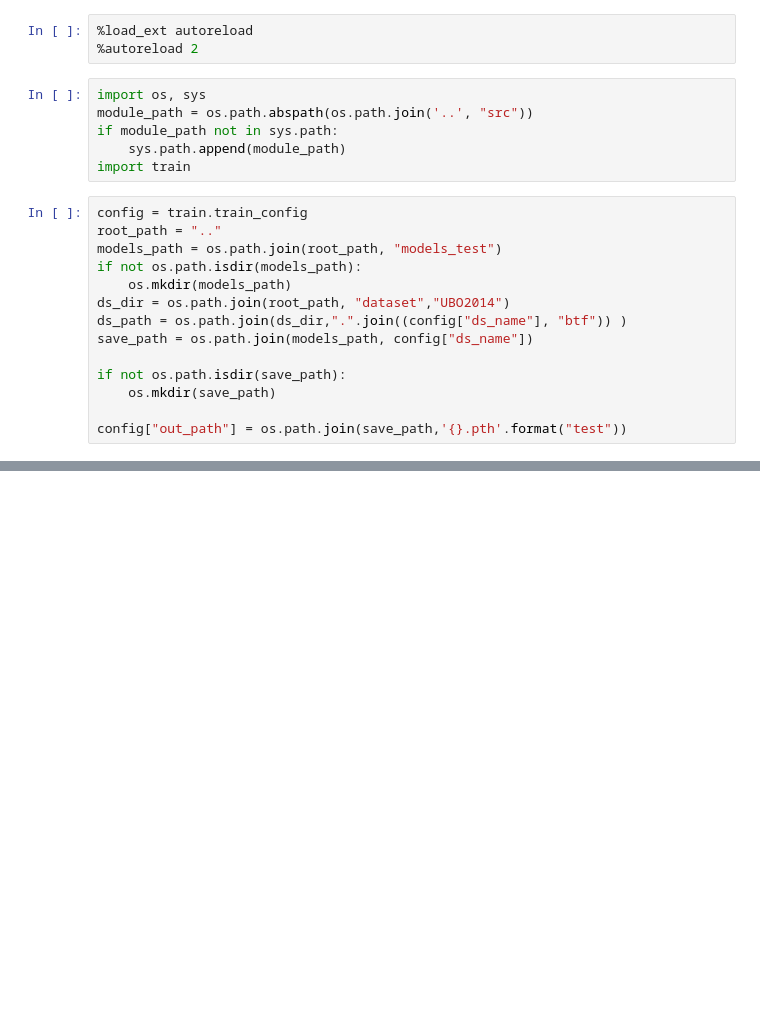
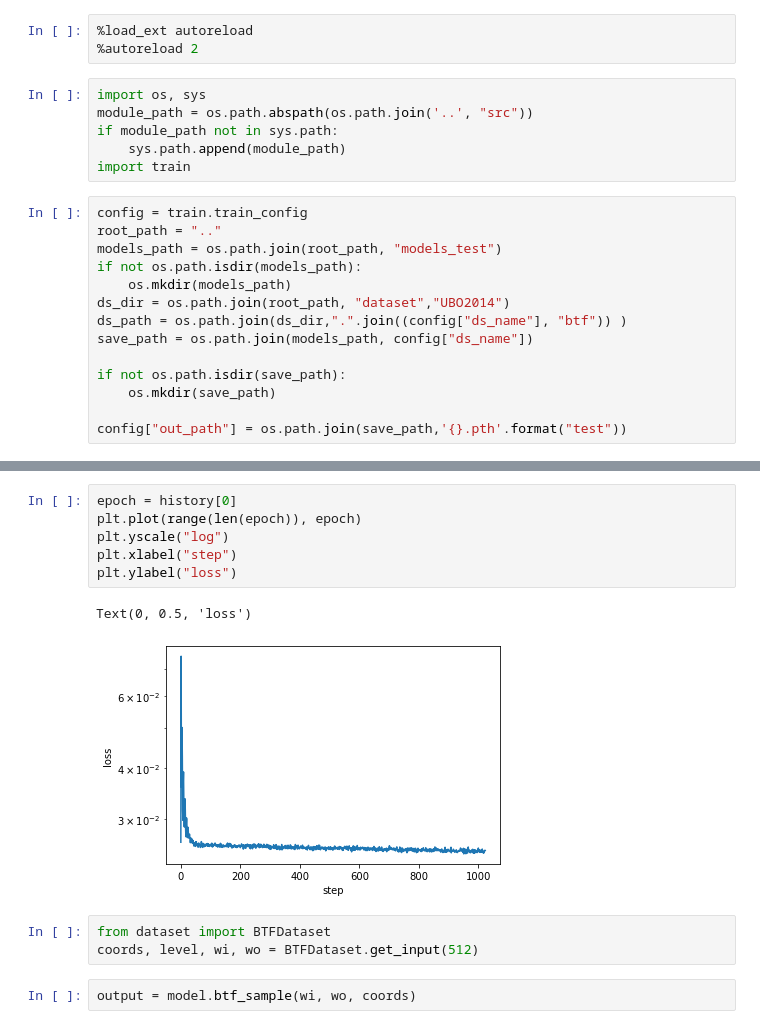
Before and after one commit to Traverse-Research/NeuBTF, a Jupyter notebook: nbs/ubo2014_train.ipynb, the cells around one changed output, grey strips where cells are left out. Drawn from its saved outputs; the diff is of its cells as text; blank space fills up the shorter version.

```diff
--- a/nbs/ubo2014_train.ipynb
+++ b/nbs/ubo2014_train.ipynb
@@ -47,0 +70,14 @@ Clipping input data to the valid range for imshow with RGB data ([0..1] for floa
+# %%
+epoch = history[0]
+plt.plot(range(len(epoch)), epoch)
+plt.yscale("log")
+plt.xlabel("step")
+plt.ylabel("loss")
+# %% [output]
+Text(0, 0.5, 'loss')
+[figure, added]
+# %%
+from dataset import BTFDataset
+coords, level, wi, wo = BTFDataset.get_input(512)
+# %%
+output = model.btf_sample(wi, wo, coords)
```
Also changed, not shown: parts of 6 cells of this notebook, 2 other files.
